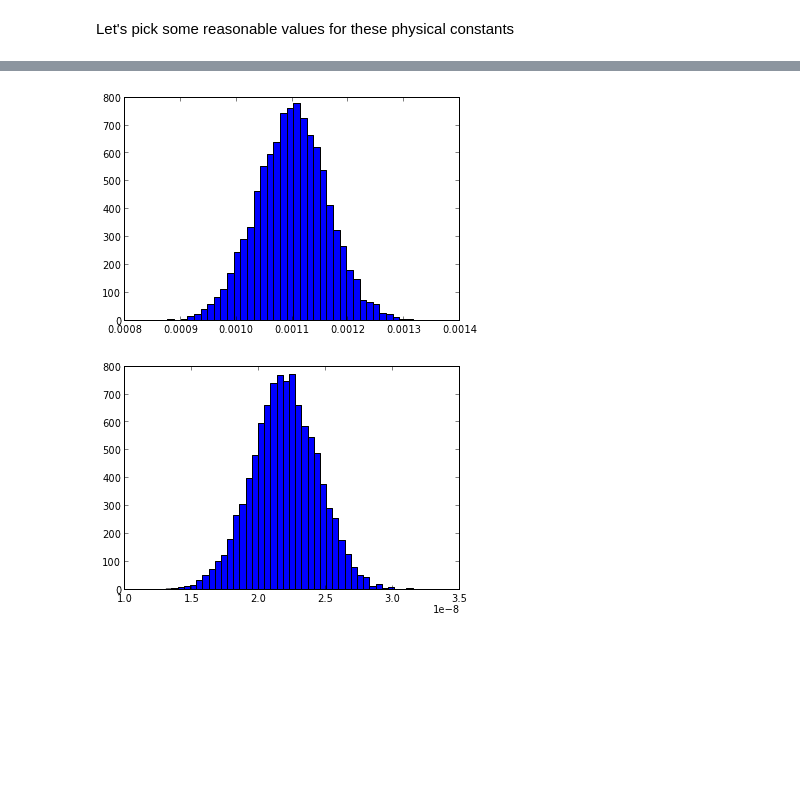
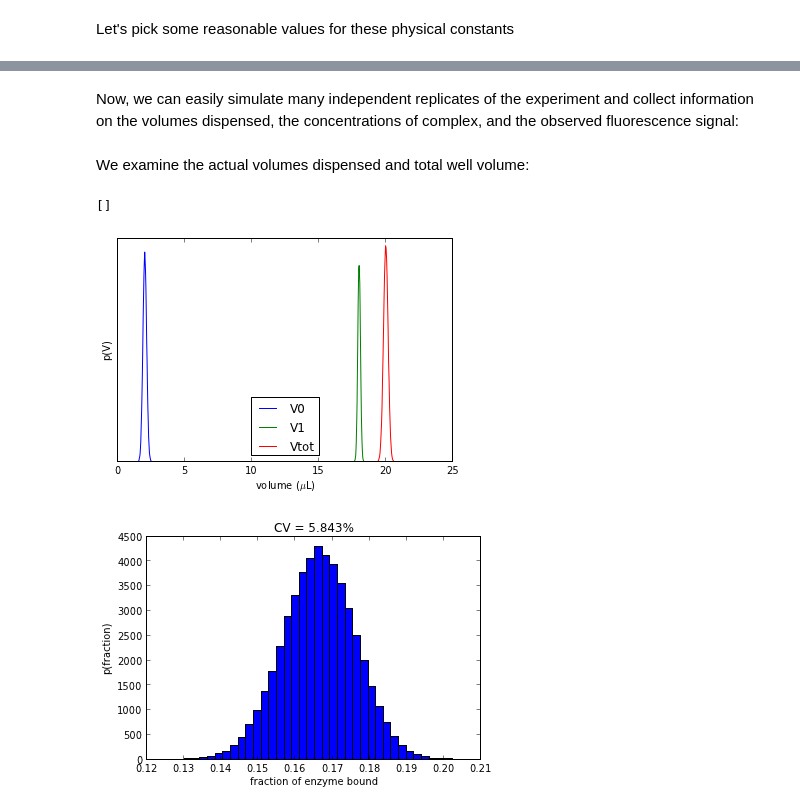
Before and after one commit to choderalab/cadd-grc-2013, a Jupyter notebook: notebooks/Simple plate reader experiment model.ipynb, the cells around one changed output, grey strips where cells are left out. Saved outputs shown, nothing was run; the diff lists cells and outputs as text; code cells hidden in the pictures; blank space fills up the shorter version.

Commit message:
Updated a number of notebooks.

```diff
--- a/notebooks/Simple plate reader experiment model.ipynb
+++ b/notebooks/Simple plate reader experiment model.ipynb
@@ -84,10 +60,32 @@ for replicate in range(nreplicates):
-# %%
-from pylab import *
-nbins = 40
-hist(C_EL_replicates, nbins);
-# %% [output]
-[figure, removed]
-# %%
-hist(F_replicates, nbins);
-# %% [output]
-[figure, removed]
+# %% [markdown]
+Now, we can easily simulate many independent replicates of the experiment and collect information on the volumes dispensed, the concentrations of complex, and the observed fluorescence signal:
+# %%
+# Generate data for independent experimental replicates.
+nreplicates = 50000 # number of replicates
+import numpy
+from numpy.random import standard_normal
+V0_n = V0 + sigma0 * standard_normal([nreplicates]) # actual dispensed V0 volume
+V1_n = V1 + sigma1 * standard_normal([nreplicates]) # actual dispensed V1 volume
+V_n = V0_n + V1_n # total well volume
+[C_L_n, C_M_n, C_ML_n] = simple_association(V0_n, C0, V1_n, C1, Kd) # ligand, macromolecule, and complex concentrations
+boundfrac_n = C_ML_n / (C1*V1_n/V_n) # bound fraction of macromolecule
+F_n = V_n*C_ML_n + sigmaF * standard_normal([nreplicates]) # fluorescence signal with noise
+# %% [markdown]
+We examine the actual volumes dispensed and total well volume:
+# %%
+from pylab import *
+# Build histograms of dispensed and well volumes
+nbins = 40
+[NV0, xV0, patches] = hist(V0_n, nbins); # V0 dispensed
+[NV1, xV1, patches] = hist(V1_n, nbins); # V1 dispensed
+[NV, xV, patches] = hist(V_n, nbins); # total well volume
+# Plot histograms of dispensed and well volumes.
+clf();
+plot(xV0[0:nbins]/1e-6, NV0[0:nbins], xV1[0:nbins]/1e-6, NV1[0:nbins], xV[0:nbins]/1e-6, NV[0:nbins]);
+legend(['V0', 'V1', 'Vtot'], 'lower center');
+xlabel('volume ($\mu$L)');
+ylabel('p(V)');
+gca().axes.get_yaxis().set_ticks([]); # turn off y ticks
+# %% [output]
+[]
+[figure, added]
@@ -93,0 +94,12 @@ hist(F_replicates, nbins);
+# %%
+nbins = 40
+hist(boundfrac_n, nbins);
+xlabel('fraction of enzyme bound');
+ylabel('p(fraction)');
+
+# Compute the coefficient of variation.
+from scipy.stats import variation
+CV = variation(boundfrac_n);
+title('CV = %.3f%%' % (CV*100));
+# %% [output]
+[figure, added]
```
Also changed, not shown: parts of 12 cells of this notebook, 4 other files.
